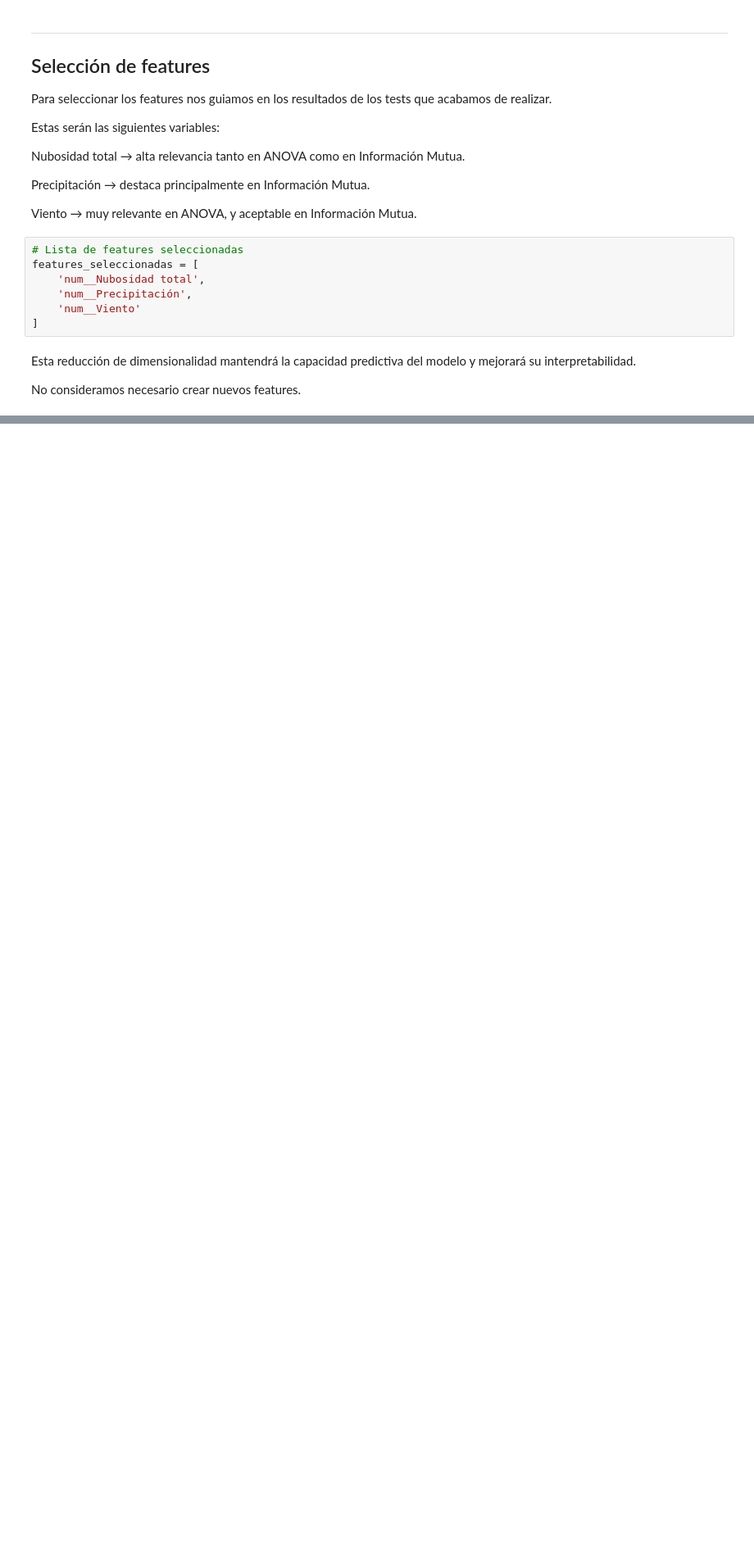
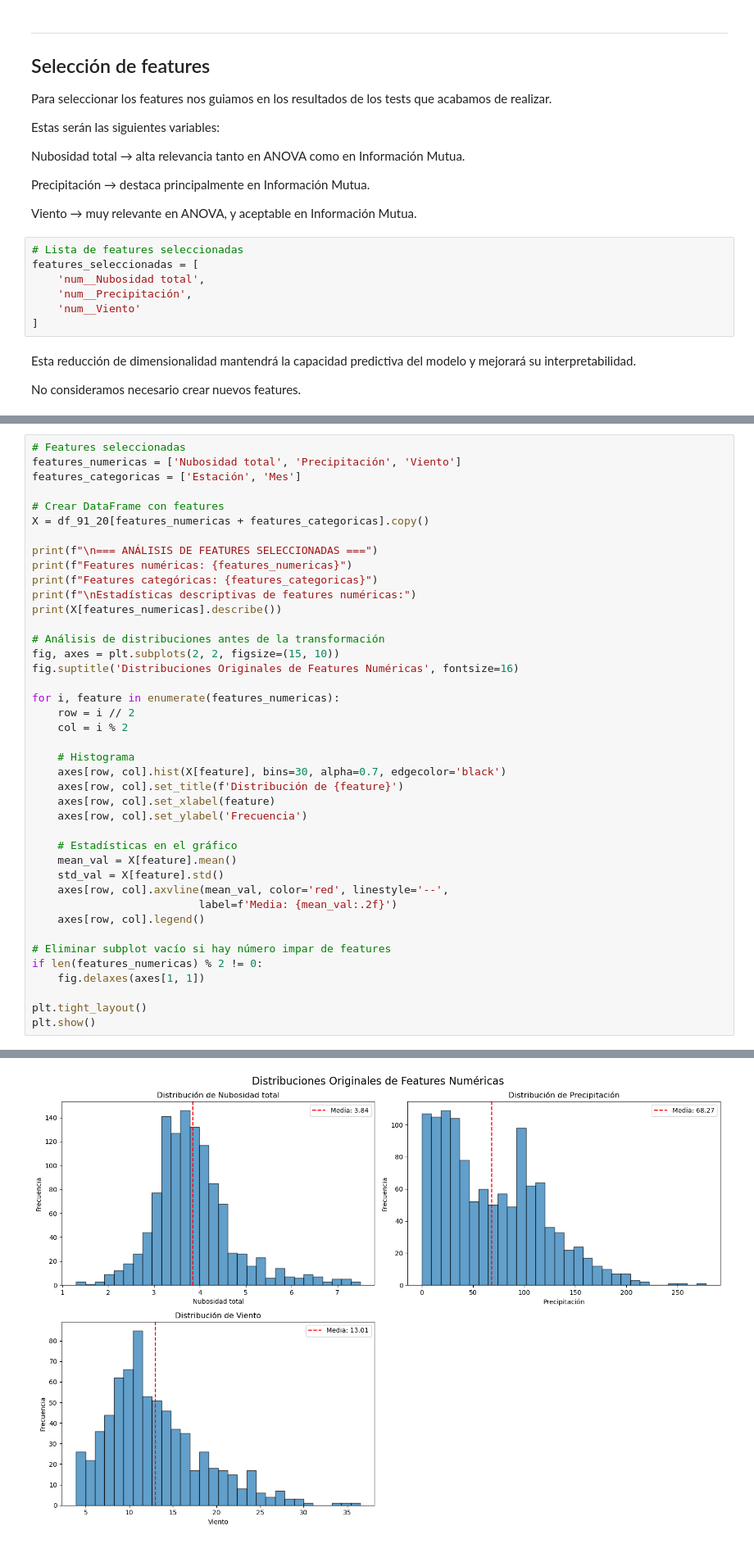
Before and after one commit to Mati279/Analisis-de-Datos---TPs, a Jupyter notebook: TP2/Borrador.ipynb, the cells around one changed output, grey strips where cells are left out. Shown at 82% size. Drawn from its saved outputs; the diff is of its cells as text; blank space fills up the shorter version.

```diff
--- a/TP2/Borrador.ipynb
+++ b/TP2/Borrador.ipynb
@@ -247,0 +247,42 @@ No consideramos necesario crear nuevos features.
+# %%
+# Features seleccionadas
+features_numericas = ['Nubosidad total', 'Precipitación', 'Viento']
+features_categoricas = ['Estación', 'Mes']
+
+# Crear DataFrame con features
+X = df_91_20[features_numericas + features_categoricas].copy()
+
+print(f"\n=== ANÁLISIS DE FEATURES SELECCIONADAS ===")
+print(f"Features numéricas: {features_numericas}")
+print(f"Features categóricas: {features_categoricas}")
+print(f"\nEstadísticas descriptivas de features numéricas:")
+print(X[features_numericas].describe())
+
+# Análisis de distribuciones antes de la transformación
+fig, axes = plt.subplots(2, 2, figsize=(15, 10))
+fig.suptitle('Distribuciones Originales de Features Numéricas', fontsize=16)
+
+for i, feature in enumerate(features_numericas):
+    row = i // 2
+    col = i % 2
+
+    # Histograma
+    axes[row, col].hist(X[feature], bins=30, alpha=0.7, edgecolor='black')
+    axes[row, col].set_title(f'Distribución de {feature}')
+    axes[row, col].set_xlabel(feature)
+    axes[row, col].set_ylabel('Frecuencia')
+
+    # Estadísticas en el gráfico
+    mean_val = X[feature].mean()
+    std_val = X[feature].std()
+    axes[row, col].axvline(mean_val, color='red', linestyle='--',
+                          label=f'Media: {mean_val:.2f}')
+    axes[row, col].legend()
+
+# Eliminar subplot vacío si hay número impar de features
+if len(features_numericas) % 2 != 0:
+    fig.delaxes(axes[1, 1])
+
+plt.tight_layout()
+plt.show()
+# %% [output]
@@ -247,0 +303 @@ No consideramos necesario crear nuevos features.
+[figure, added]
```
Also changed, not shown: parts of 11 cells of this notebook.
